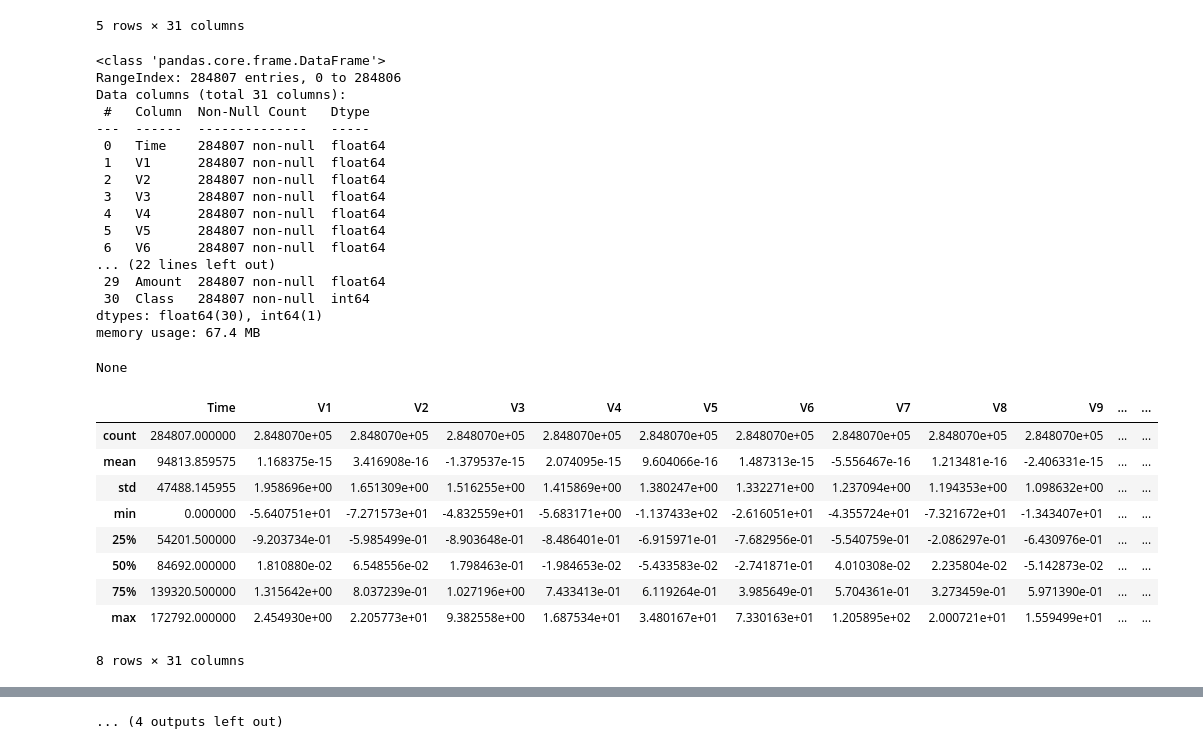
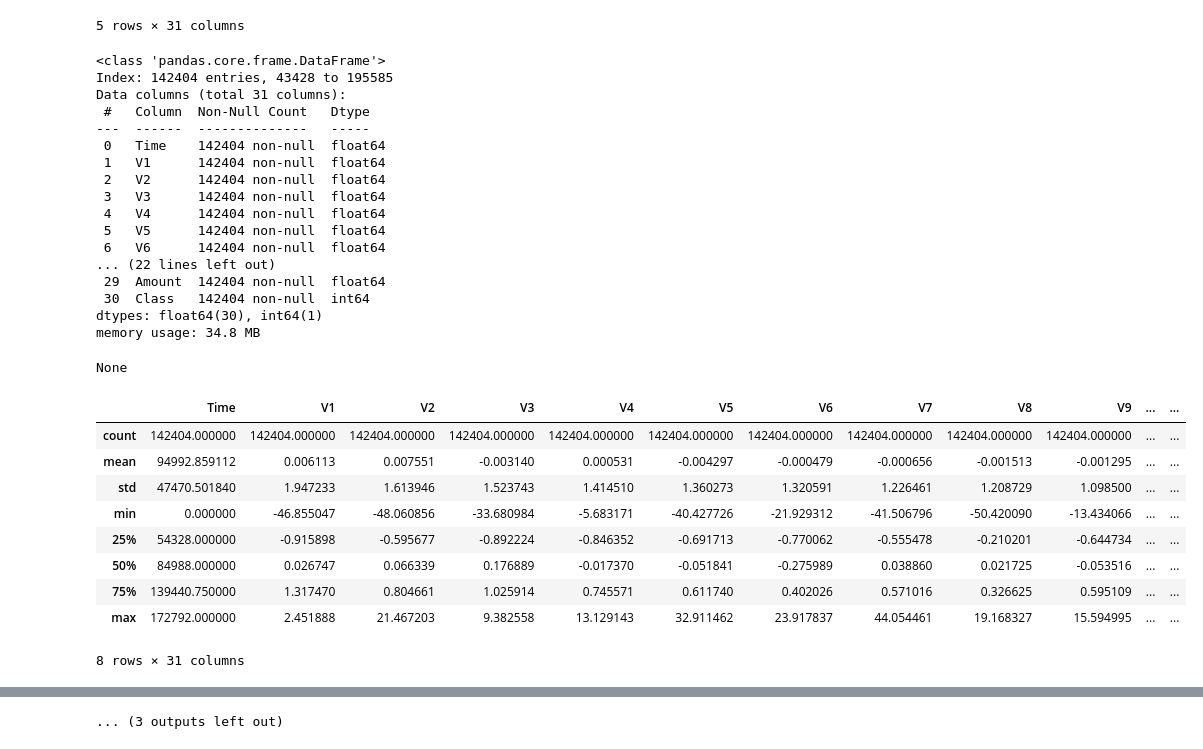
Before and after one commit to jnatmed/Tesis_Conjuntos-Desbalanceados, a Jupyter notebook: Detección de Fraude con Ensamblado Multietapa - IMEML.ipynb, the cells around one changed output, grey strips where cells are left out. Drawn from its saved outputs; the diff is of its cells as text; code cells hidden in the pictures.

```diff
--- a/Detección de Fraude con Ensamblado Multietapa - IMEML.ipynb
+++ b/Detección de Fraude con Ensamblado Multietapa - IMEML.ipynb
@@ -5,8 +5,7 @@ import matplotlib.pyplot as plt
 import seaborn as sns
 import time
 from sklearn.preprocessing import MinMaxScaler
-from imblearn.under_sampling import RandomUnderSampler, ClusterCentroids
-from imblearn.under_sampling import InstanceHardnessThreshold
+from imblearn.combine import SMOTEENN
 from sklearn.model_selection import train_test_split, cross_val_score, GridSearchCV, StratifiedKFold
 from sklearn.tree import DecisionTreeClassifier
 from sklearn.neighbors import KNeighborsClassifier
@@ -18,7 +17,7 @@ from xgboost import XGBClassifier
 from sklearn.metrics import accuracy_score, precision_score, recall_score, f1_score, roc_auc_score, confusion_matrix, roc_curve, auc
 
 # -------------------------------------------------------------------------------------
-# Credit Card Fraud Detection using IMEML Methodology
+# Credit Card Fraud Detection using IMEML Methodology with SMOTE-ENN
 #
 # This script aims to replicate the methodology presented in the research paper:
 # "IMEML: An Intelligent Meta Ensemble Machine Learning Model for Fraud Detection"
@@ -34,6 +33,9 @@ from sklearn.metrics import accuracy_score, precision_score, recall_score, f1_sc
 # 1. Load the dataset
 file_path = "creditcard.csv"
 df = pd.read_csv(file_path)
+
+# Reduce dataset size to improve execution time (50% sample)
+df = df.sample(frac=0.5, random_state=42)
 
 # Display dataset information
 display(df.head())
@@ -57,24 +59,12 @@ df.iloc[:, :-1] = scaler.fit_transform(df.iloc[:, :-1])
 X = df.drop(columns=['Class'])
 y = df['Class']
 
-# 4. Apply Resampling Techniques
+# 4. Apply SMOTE-ENN for resampling
 start_time = time.time()
-rus = RandomUnderSampler(random_state=42)
-X_bal, y_bal = rus.fit_resample(X, y)
-rus_time = time.time() - start_time
-print(f"RUS executed in {rus_time:.2f} seconds.")
-
-start_time = time.time()
-cc = ClusterCentroids(random_state=42)
-X_bal, y_bal = cc.fit_resample(X_bal, y_bal)
-cc_time = time.time() - start_time
-print(f"CC executed in {cc_time:.2f} seconds.")
-
-start_time = time.time()
-iht = InstanceHardnessThreshold(random_state=42)
-X_bal, y_bal = iht.fit_resample(X_bal, y_bal)
-iht_time = time.time() - start_time
-print(f"IHT executed in {iht_time:.2f} seconds.")
+smote_enn = SMOTEENN(n_jobs=-1, random_state=42)
+X_bal, y_bal = smote_enn.fit_resample(X, y)
+smote_enn_time = time.time() - start_time
+print(f"SMOTE-ENN executed in {smote_enn_time:.2f} seconds.")
 
 print("Data preprocessed and balanced successfully.")
 
@@ -82,9 +72,7 @@ print("Data preprocessed and balanced successfully.")
 results_output = "results_summary.txt"
 with open(results_output, "w") as f:
     f.write("Execution times for balancing techniques:\n")
-    f.write(f"Random Under Sampling (RUS): {rus_time:.2f} seconds\n")
-    f.write(f"Cluster Centroids (CC): {cc_time:.2f} seconds\n")
-    f.write(f"Instance Hardness Threshold (IHT): {iht_time:.2f} seconds\n")
+    f.write(f"SMOTE-ENN: {smote_enn_time:.2f} seconds\n")
 
 # 5. Define stratified cross-validation
 cv = StratifiedKFold(n_splits=5, shuffle=True, random_state=42)
@@ -158,29 +146,29 @@ print(f"Summary of results saved in {results_output}")
 5 rows × 31 columns
 <class 'pandas.core.frame.DataFrame'>
-RangeIndex: 284807 entries, 0 to 284806
+Index: 142404 entries, 43428 to 195585
 Data columns (total 31 columns):
  #   Column  Non-Null Count   Dtype
 ---  ------  --------------   -----
- 0   Time    284807 non-null  float64
- 1   V1      284807 non-null  float64
- 2   V2      284807 non-null  float64
- 3   V3      284807 non-null  float64
- 4   V4      284807 non-null  float64
- 5   V5      284807 non-null  float64
- 6   V6      284807 non-null  float64
+ 0   Time    142404 non-null  float64
+ 1   V1      142404 non-null  float64
+ 2   V2      142404 non-null  float64
+ 3   V3      142404 non-null  float64
+ 4   V4      142404 non-null  float64
+ 5   V5      142404 non-null  float64
+ 6   V6      142404 non-null  float64
 ... (22 lines left out)
- 29  Amount  284807 non-null  float64
- 30  Class   284807 non-null  int64
+ 29  Amount  142404 non-null  float64
+ 30  Class   142404 non-null  int64
 dtypes: float64(30), int64(1)
-memory usage: 67.4 MB
+memory usage: 34.8 MB
 None
 |  | Time | V1 | V2 | V3 | V4 | V5 | V6 | V7 | V8 | V9 | ... | ... |
-| count | 284807.000000 | 2.848070e+05 | 2.848070e+05 | 2.848070e+05 | 2.848070e+05 | 2.848070e+05 | 2.848070e+05 | 2.848070e+05 | 2.848070e+05 | 2.848070e+05 | ... | ... |
-| mean | 94813.859575 | 1.168375e-15 | 3.416908e-16 | -1.379537e-15 | 2.074095e-15 | 9.604066e-16 | 1.487313e-15 | -5.556467e-16 | 1.213481e-16 | -2.406331e-15 | ... | ... |
-| std | 47488.145955 | 1.958696e+00 | 1.651309e+00 | 1.516255e+00 | 1.415869e+00 | 1.380247e+00 | 1.332271e+00 | 1.237094e+00 | 1.194353e+00 | 1.098632e+00 | ... | ... |
-| min | 0.000000 | -5.640751e+01 | -7.271573e+01 | -4.832559e+01 | -5.683171e+00 | -1.137433e+02 | -2.616051e+01 | -4.355724e+01 | -7.321672e+01 | -1.343407e+01 | ... | ... |
-| 25% | 54201.500000 | -9.203734e-01 | -5.985499e-01 | -8.903648e-01 | -8.486401e-01 | -6.915971e-01 | -7.682956e-01 | -5.540759e-01 | -2.086297e-01 | -6.430976e-01 | ... | ... |
-| 50% | 84692.000000 | 1.810880e-02 | 6.548556e-02 | 1.798463e-01 | -1.984653e-02 | -5.433583e-02 | -2.741871e-01 | 4.010308e-02 | 2.235804e-02 | -5.142873e-02 | ... | ... |
-| 75% | 139320.500000 | 1.315642e+00 | 8.037239e-01 | 1.027196e+00 | 7.433413e-01 | 6.119264e-01 | 3.985649e-01 | 5.704361e-01 | 3.273459e-01 | 5.971390e-01 | ... | ... |
-| max | 172792.000000 | 2.454930e+00 | 2.205773e+01 | 9.382558e+00 | 1.687534e+01 | 3.480167e+01 | 7.330163e+01 | 1.205895e+02 | 2.000721e+01 | 1.559499e+01 | ... | ... |
+| count | 142404.000000 | 142404.000000 | 142404.000000 | 142404.000000 | 142404.000000 | 142404.000000 | 142404.000000 | 142404.000000 | 142404.000000 | 142404.000000 | ... | ... |
+| mean | 94992.859112 | 0.006113 | 0.007551 | -0.003140 | 0.000531 | -0.004297 | -0.000479 | -0.000656 | -0.001513 | -0.001295 | ... | ... |
+| std | 47470.501840 | 1.947233 | 1.613946 | 1.523743 | 1.414510 | 1.360273 | 1.320591 | 1.226461 | 1.208729 | 1.098500 | ... | ... |
+| min | 0.000000 | -46.855047 | -48.060856 | -33.680984 | -5.683171 | -40.427726 | -21.929312 | -41.506796 | -50.420090 | -13.434066 | ... | ... |
+| 25% | 54328.000000 | -0.915898 | -0.595677 | -0.892224 | -0.846352 | -0.691713 | -0.770062 | -0.555478 | -0.210201 | -0.644734 | ... | ... |
+| 50% | 84988.000000 | 0.026747 | 0.066339 | 0.176889 | -0.017370 | -0.051841 | -0.275989 | 0.038860 | 0.021725 | -0.053516 | ... | ... |
+| 75% | 139440.750000 | 1.317470 | 0.804661 | 1.025914 | 0.745571 | 0.611740 | 0.402026 | 0.571016 | 0.326625 | 0.595109 | ... | ... |
+| max | 172792.000000 | 2.451888 | 21.467203 | 9.382558 | 13.129143 | 32.911462 | 23.917837 | 44.054461 | 19.168327 | 15.594995 | ... | ... |
 8 rows × 31 columns
@@ -248 +235 @@ You can set `force_col_wise=true` to remove the overhead.
-... (4 outputs left out)
+... (3 outputs left out)
```
Also changed, not shown: parts of 1 cell of this notebook, 1 other file.
